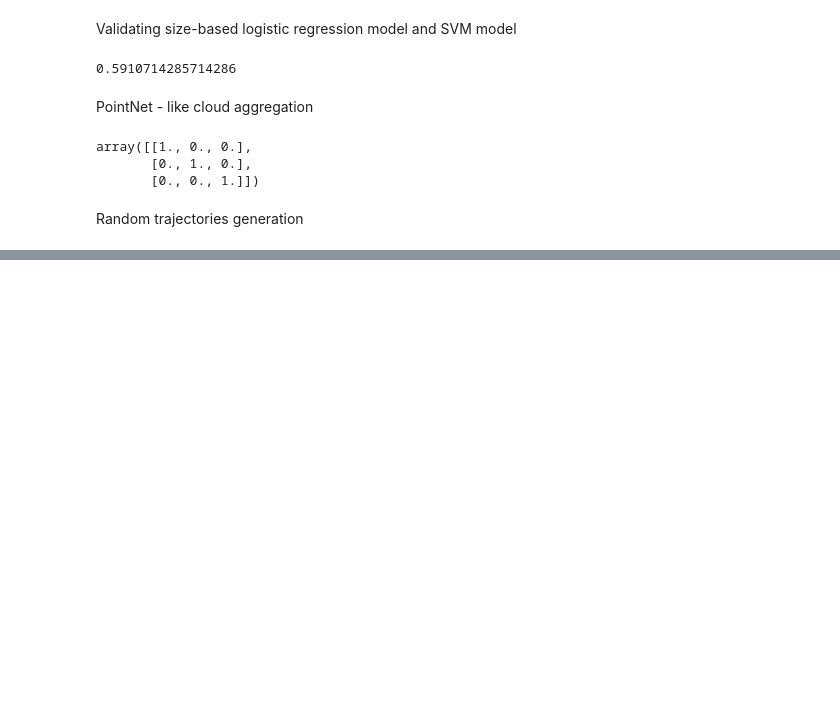
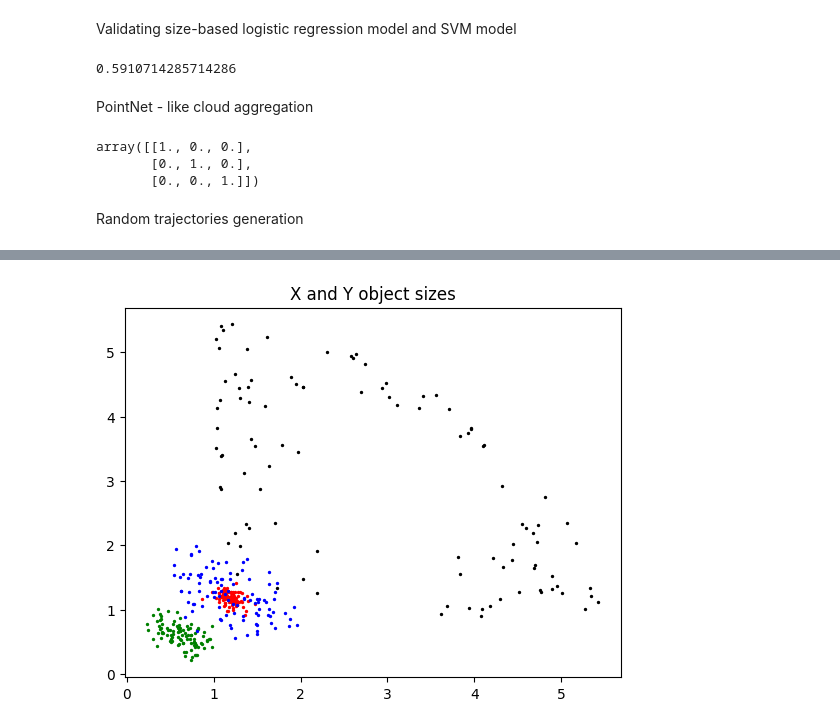
Before and after one commit to aaboiko/buoy_sonar_python, a Jupyter notebook: utils.ipynb, the cells around one changed output, grey strips where cells are left out. Saved outputs shown, nothing was run; the diff lists cells and outputs as text; code cells hidden in the pictures; blank space fills up the shorter version.

```diff
--- a/utils.ipynb
+++ b/utils.ipynb
@@ -711,0 +747,28 @@ plt.show()
+# %%
+import matplotlib.pyplot as plt
+
+color_sphere = 'red'
+color_human = 'green'
+color_dolphin = 'blue'
+color_drone = 'black'
+
+for i in range(n):
+    name = names[i]
+    x = x_sizes[i]
+    y = y_sizes[i]
+
+    if name == 'sphere':
+        color = color_sphere
+    if name == 'human':
+        color = color_human
+    if name == 'dolphin':
+        color = color_dolphin
+    if name == 'drone':
+        color = color_drone
+
+    plt.scatter(x, y, s=2, color=color)
+
+plt.title('X and Y object sizes')
+plt.show()
+# %% [output]
+[figure, added]
```
Also changed, not shown: parts of 9 cells of this notebook, 4 other files.
